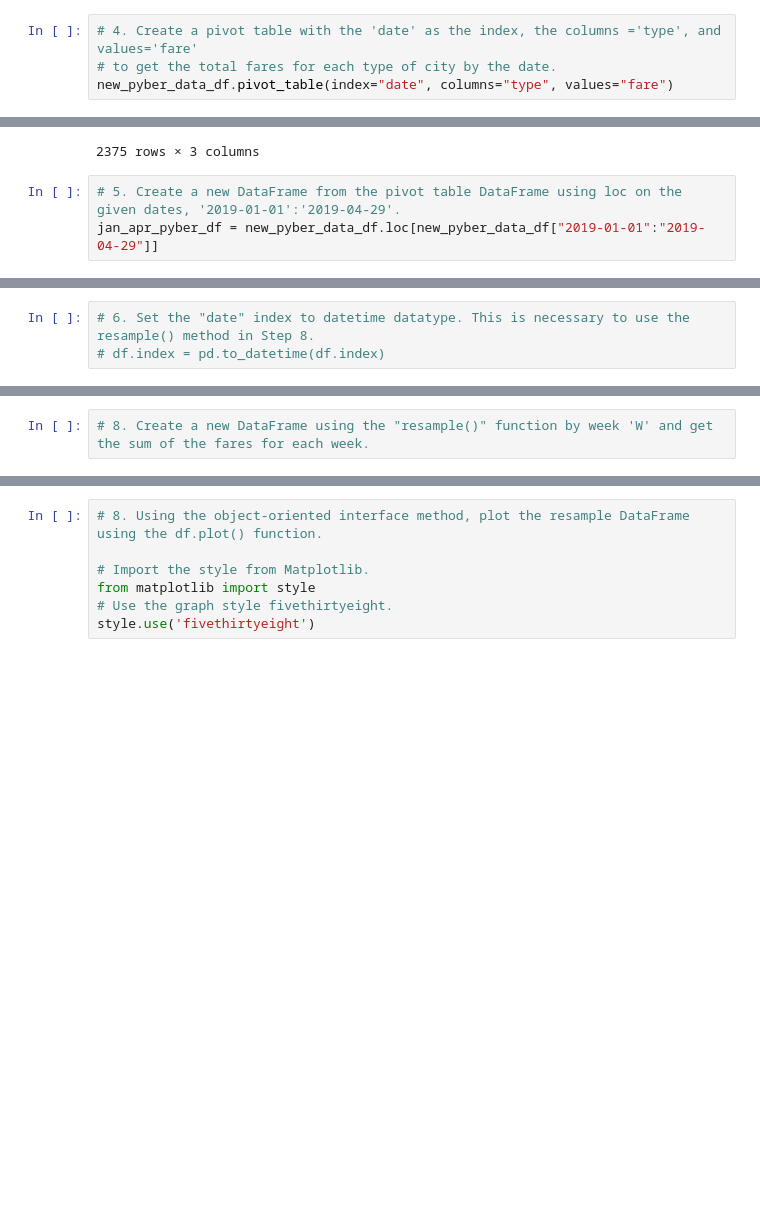
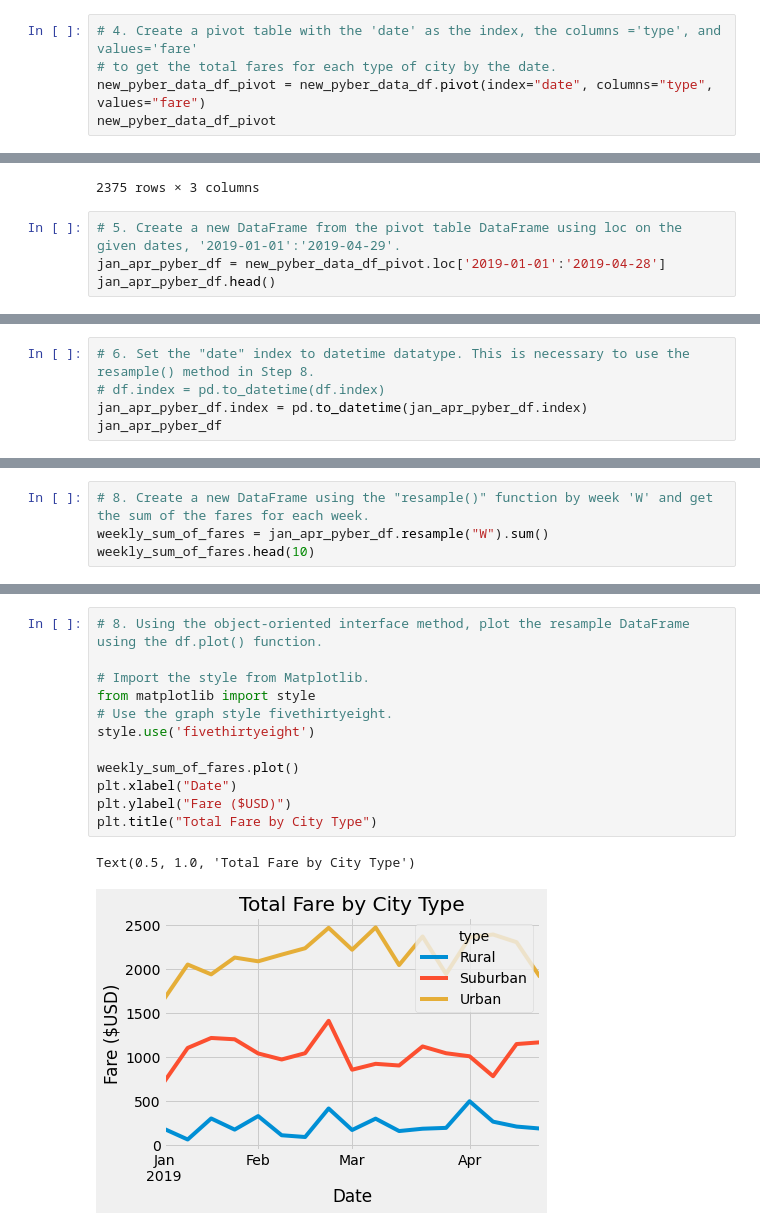
Before and after one commit to Jrudrud/PyBer_Analysis, a Jupyter notebook: PyBer_Analysis/PyBer_Challenge.ipynb, the cells around one changed output, grey strips where cells are left out. Drawn from its saved outputs; the diff is of its cells as text; blank space fills up the shorter version.

```diff
--- a/PyBer_Analysis/PyBer_Challenge.ipynb
+++ b/PyBer_Analysis/PyBer_Challenge.ipynb
@@ -165,7 +165,8 @@ new_pyber_data_df
 # %%
 # 4. Create a pivot table with the 'date' as the index, the columns ='type', and values='fare'
 # to get the total fares for each type of city by the date.
-new_pyber_data_df.pivot_table(index="date", columns="type", values="fare")
+new_pyber_data_df_pivot = new_pyber_data_df.pivot(index="date", columns="type", values="fare")
+new_pyber_data_df_pivot
 # %% [output]
 | type | Rural | Suburban | Urban |
 | date |  |  |  |
@@ -183,5 +184,6 @@ new_pyber_data_df.pivot_table(index="date", columns="type", values="fare")
 2375 rows × 3 columns
 # %%
 # 5. Create a new DataFrame from the pivot table DataFrame using loc on the given dates, '2019-01-01':'2019-04-29'.
-jan_apr_pyber_df = new_pyber_data_df.loc[new_pyber_data_df["2019-01-01":"2019-04-29"]]
+jan_apr_pyber_df = new_pyber_data_df_pivot.loc['2019-01-01':'2019-04-28']
+jan_apr_pyber_df.head()
 # %% [output]
@@ -189,3 +197,5 @@ TypeError: cannot do slice indexing on RangeIndex with these indexers [2019-01-0
 # %%
 # 6. Set the "date" index to datetime datatype. This is necessary to use the resample() method in Step 8.
 # df.index = pd.to_datetime(df.index)
+jan_apr_pyber_df.index = pd.to_datetime(jan_apr_pyber_df.index)
+jan_apr_pyber_df
@@ -194,2 +231,4 @@ TypeError: cannot do slice indexing on RangeIndex with these indexers [2019-01-0
 # %%
 # 8. Create a new DataFrame using the "resample()" function by week 'W' and get the sum of the fares for each week.
+weekly_sum_of_fares = jan_apr_pyber_df.resample("W").sum()
+weekly_sum_of_fares.head(10)
@@ -196,7 +248,15 @@ TypeError: cannot do slice indexing on RangeIndex with these indexers [2019-01-0
 # %%
 # 8. Using the object-oriented interface method, plot the resample DataFrame using the df.plot() function.
 
 # Import the style from Matplotlib.
 from matplotlib import style
 # Use the graph style fivethirtyeight.
 style.use('fivethirtyeight')
+
+weekly_sum_of_fares.plot()
+plt.xlabel("Date")
+plt.ylabel("Fare ($USD)")
+plt.title("Total Fare by City Type")
+# %% [output]
+Text(0.5, 1.0, 'Total Fare by City Type')
+[figure, added]
```
Also changed, not shown: parts of 5 cells of this notebook.
